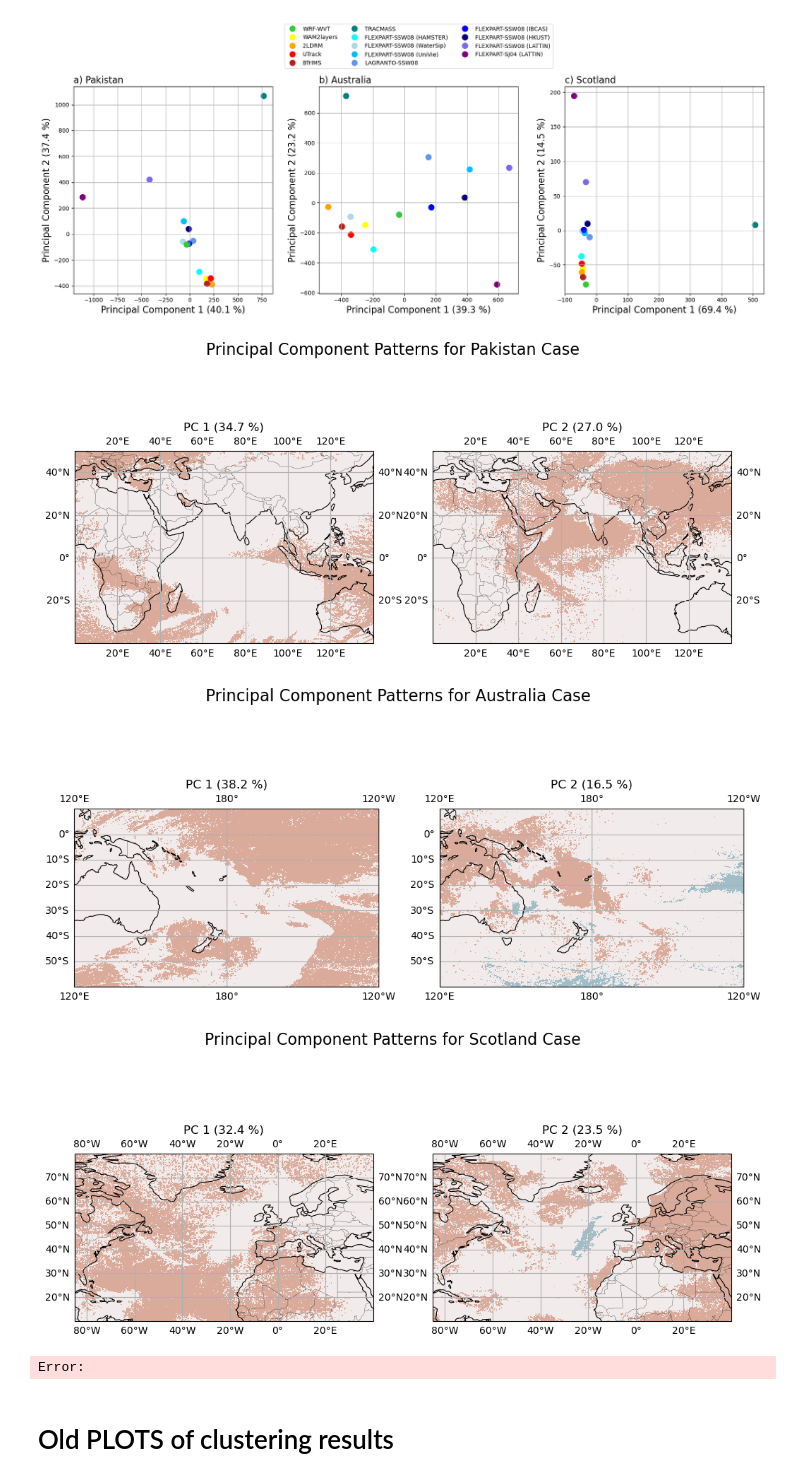
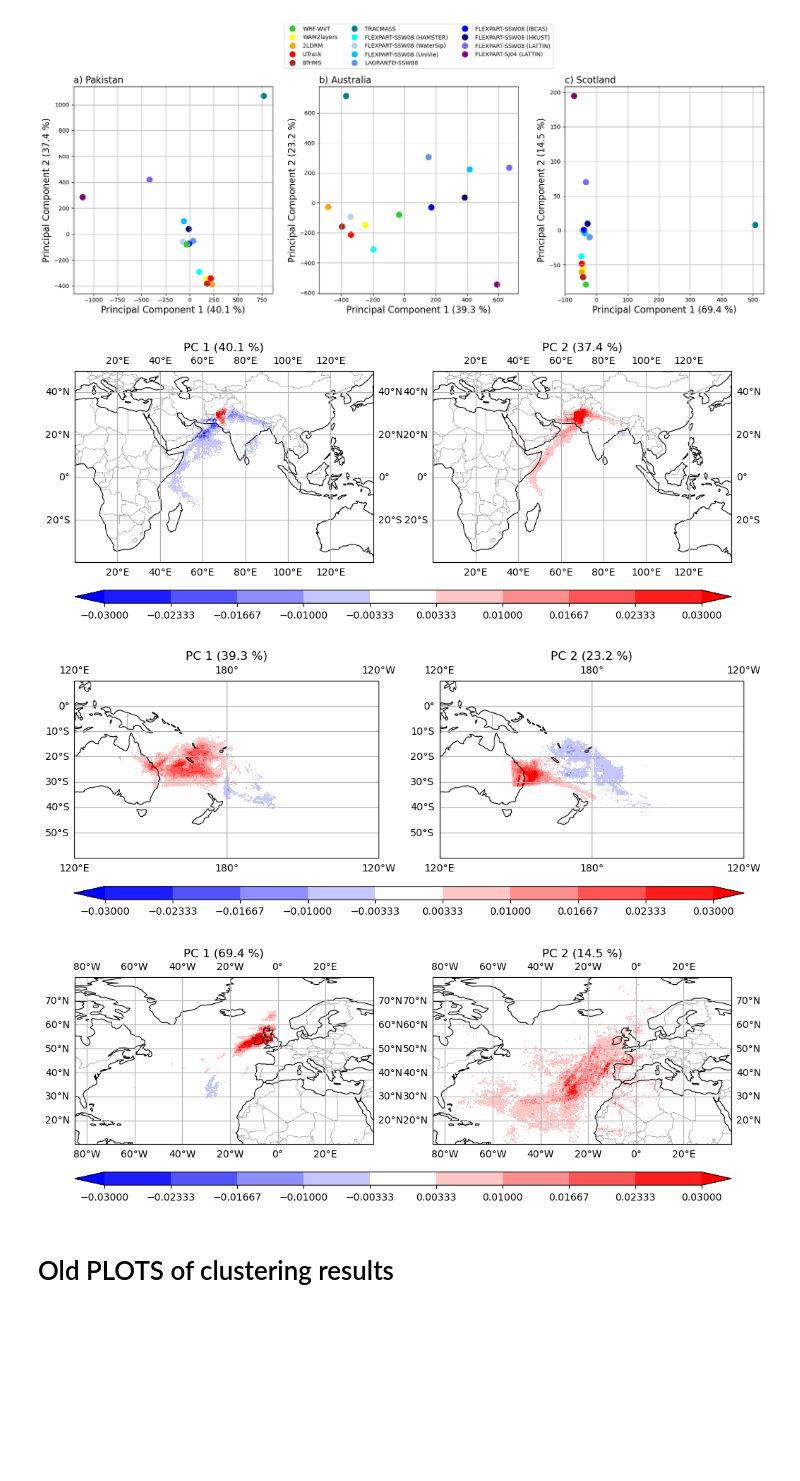
Before and after one commit to Moisture-tracking-community/INSPIRE, a Jupyter notebook: Figure8_Clustering.ipynb, the cells around one changed output. Drawn from its saved outputs; the diff is of its cells as text; code cells hidden in the pictures; blank space fills up the shorter version.

Commit message:
Adjusted colour scheme + levels

```diff
--- a/Figure8_Clustering.ipynb
+++ b/Figure8_Clustering.ipynb
@@ -376,6 +376,12 @@ maps_features = {
     "Pakistan": [0, 0, 140, -40, 50],
     "Australia": [180, 120, 240, -60, 10],
 }
+
+min_value = -0.03
+max_value = 0.03
+nr_levels = 10
+levels = np.linspace(min_value,max_value, nr_levels)
+delta= (levels[-1]-levels[0])/(nr_levels-1)
 
 for case in cases:
     prjr = crs.PlateCarree(central_longitude=maps_features[case][0])
@@ -395,45 +401,47 @@ for case in cases:
         ax = axs[pc]
         pattern = pca.components_[pc].reshape(lats.size, lons.size)
         # Plot the pattern (centered around zero)
-        levels = np.linspace(-0.03, 0.03, 10)
-        #im = ax.contourf(lons, lats, pattern, cmap='bwr', levels=levels, extend='both', transform=prj)
-        im = ax.contourf(lons, lats, pattern, cmap=cmocean.cm.balance, levels=levels, extend='both', transform=prj)
+
+        #Set middle level to nan
+        #pattern_masked = np.ma.masked_where((pattern >= -delta/2) & (pattern <= delta/2), pattern)
+
+        im = ax.contourf(lons, lats, pattern, cmap='bwr', levels=levels, extend='both', transform=prj)
+        #im = ax.contourf(lons, lats, pattern_masked, cmap='RdBu', levels=levels, extend='both', transform=prj)
 
         ax.set_title(f'PC {pc+1} ({pca.explained_variance_ratio_[pc]*100:.1f} %)')
         ax.set_xlabel('Longitude')
         ax.set_ylabel('Latitude')
         ax.gridlines(draw_labels=True)
         ax.ylabels_right = False
         ax.ylabels_left = True
         ax.xlabels_top = False
         ax.xlabels_bottom = True
 
         ax.set_extent(
             [
                 maps_features[case][1],
                 maps_features[case][2],
                 maps_features[case][3],
                 maps_features[case][4],
             ],
             crs.PlateCarree(),
         )
 
         #Add borders and coastlines
         ax.add_feature(cartopy.feature.COASTLINE, linewidth=0.8)
         ax.add_feature(cartopy.feature.BORDERS, linestyle="-", linewidth=0.2)
 
-    #fig.colorbar(im, ax=axs, orientation='horizontal',  fraction=0.05, pad=0.035, aspect=50)
-    plt.suptitle(f'Principal Component Patterns for {case} Case', fontsize=16)
+    fig.colorbar(im, ax=axs, orientation='horizontal',  fraction=0.05, pad=0.085, aspect=50)
+    #plt.suptitle(f'Principal Component Patterns for {case} Case', fontsize=16)
     if(normalize):
         plt.savefig(figure_path+f'PrincipalComponents_{case}_normalized.png', dpi=300)
     else:
         plt.savefig(figure_path+f'PrincipalComponents_{case}.png', dpi=300)
     plt.show()
 # %% [output]
-[figure, old version]
+[figure, new version]
-[figure, old version]
+[figure, new version]
-[figure, old version]
+[figure, new version]
-Error:
 # %% [markdown]
 # Old PLOTS of clustering results
 # %%
```
